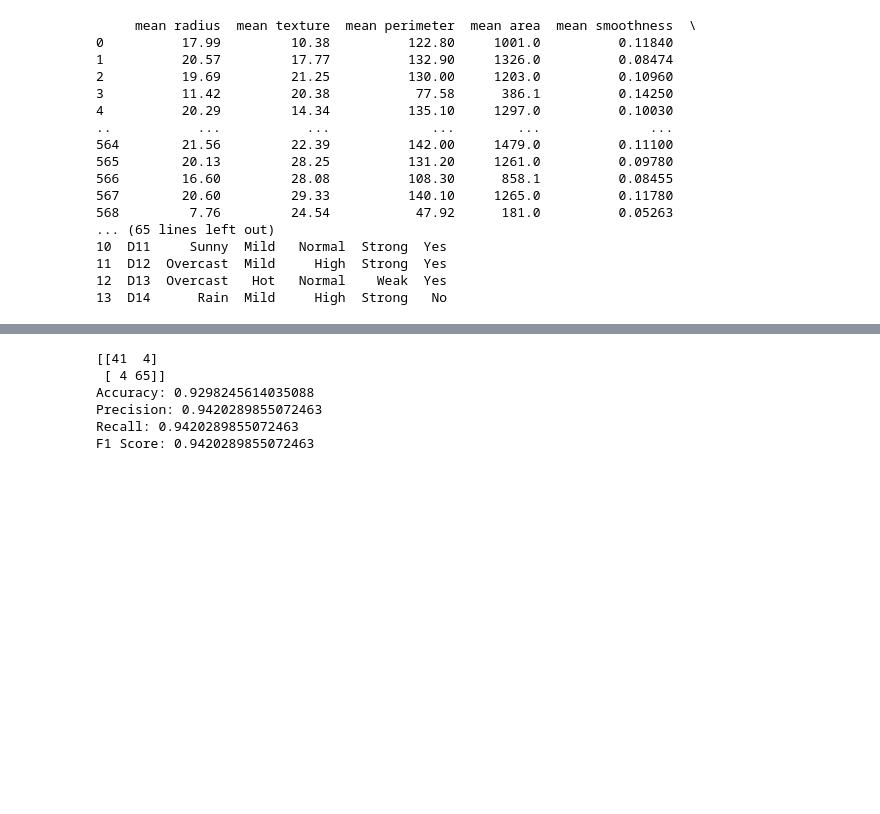
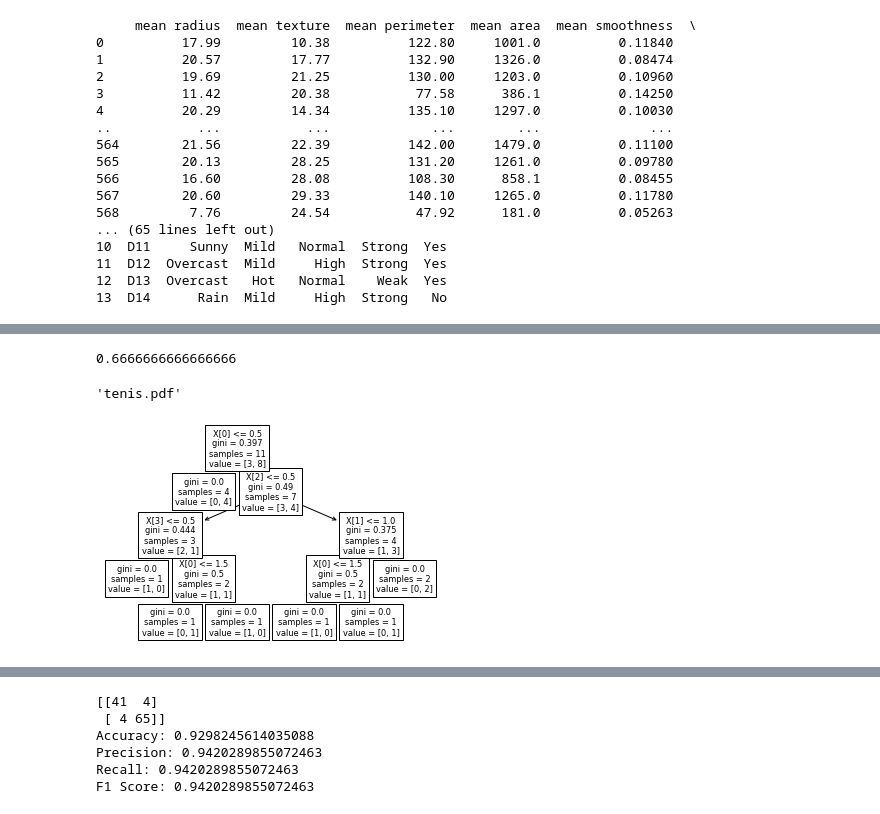
Before and after one commit to AlfandaviAU/ML_Exploration_DTL_Lib, a Jupyter notebook: main.ipynb, the cells around one changed output, grey strips where cells are left out. Saved outputs shown, nothing was run; the diff lists cells and outputs as text; code cells hidden in the pictures; blank space fills up the shorter version.

```diff
--- a/main.ipynb
+++ b/main.ipynb
@@ -69,0 +63,33 @@ train_tenis, test_tenis= train_test_split(tenis, test_size=0.2, random_state=3)
+# %%
+# Algoritma 1 untuk data tenis
+from sklearn.preprocessing import LabelEncoder
+train_tenis = train_tenis.copy()
+test_tenis = test_tenis.copy()
+
+le = LabelEncoder()
+for col in ['outlook', 'temp', 'humidity', 'wind', 'play']:
+    train_tenis[col + '_num'] = le.fit_transform(train_tenis[col])
+    test_tenis[col + '_num'] = le.fit_transform(test_tenis[col])
+
+X_train_tenis = train_tenis[['outlook_num', 'temp_num', 'humidity_num', 'wind_num']]
+X_test_tenis = test_tenis[['outlook_num', 'temp_num', 'humidity_num', 'wind_num']]
+y_train_tenis = train_tenis['play_num']
+y_test_tenis = test_tenis['play_num']
+
+dt2 = DecisionTreeClassifier(criterion="gini",random_state=1)
+dt2.fit(X_train_tenis,y_train_tenis)
+y_pred_tenis = dt2.predict(X_test_tenis)
+accuracy_score(y_test_tenis,y_pred_tenis)
+# %% [output]
+0.6666666666666666
+# %%
+# Untuk export data ke pdf
+from sklearn import tree
+import graphviz
+tree.plot_tree(dt2)
+dot_data2 = tree.export_graphviz(dt2, out_file=None)
+graph2 = graphviz.Source(dot_data2)
+graph2.render("tenis")
+# %% [output]
+'tenis.pdf'
+[figure, added]
```
Also changed, not shown: parts of 9 cells of this notebook, 5 other files.
